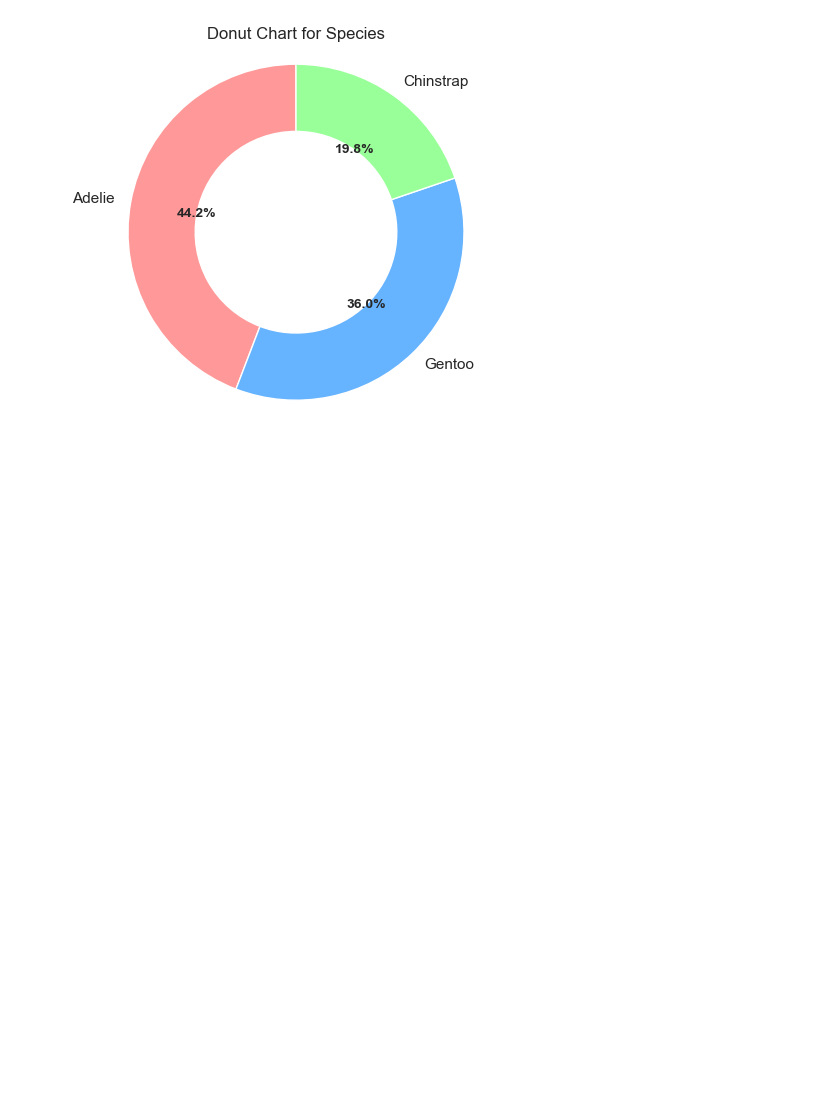
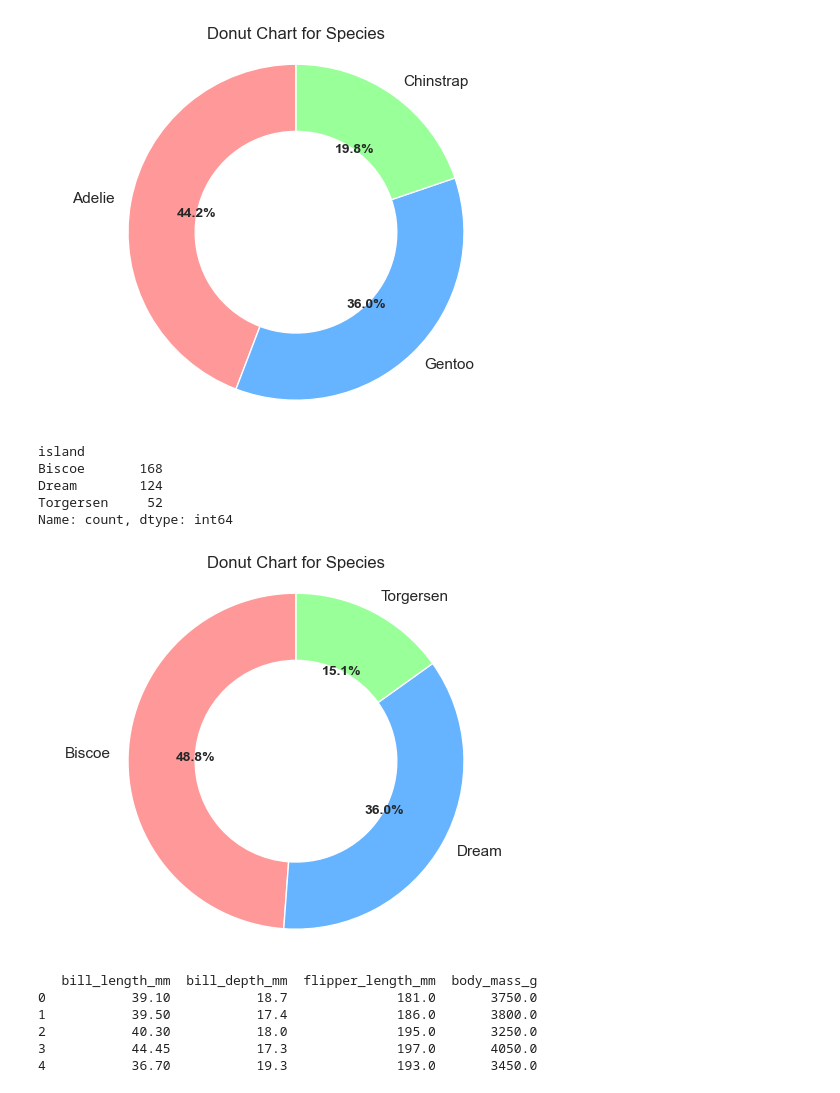
Before and after one commit to OlawoyeOladip/PenguinRegression, a Jupyter notebook: src/main.ipynb, the cells around one changed output. Saved outputs shown, nothing was run; the diff lists cells and outputs as text; code cells hidden in the pictures; blank space fills up the shorter version.

Commit message:
Data Exploration and Visualization

```diff
--- a/src/main.ipynb
+++ b/src/main.ipynb
@@ -202,3 +202,46 @@ plt.savefig(donut_path, dpi=300, bbox_inches="tight")
 plt.show()
 # %% [output]
 [figure]
+# %%
+print(df['island'].value_counts())
+# %% [output]
+island
+Biscoe       168
+Dream        124
+Torgersen     52
+Name: count, dtype: int64
+# %%
+fig, ax = plt.subplots()
+wedges, texts, autotexts = ax.pie(
+    df['island'].value_counts().values,
+    labels=df['island'].value_counts().index,
+    autopct='%1.1f%%',
+    startangle=90,
+    colors=colors,
+    wedgeprops=dict(width=0.4)  # 👈 controls the hole size
+)
+
+# Equal aspect ratio ensures the pie is circular
+ax.axis('equal')
+
+plt.setp(autotexts, size=10, weight="bold")
+plt.title("Donut Chart for Species")
+
+donut_path = images / 'donut_chart3.png'
+
+# Save as PNG
+plt.savefig(donut_path, dpi=300, bbox_inches="tight")
+
+plt.show()
+# %% [output]
+[figure, added]
+# %%
+numerical_df = df.select_dtypes(exclude="object")
+print(numerical_df.head())
+# %% [output]
+   bill_length_mm  bill_depth_mm  flipper_length_mm  body_mass_g
+0           39.10           18.7              181.0       3750.0
+1           39.50           17.4              186.0       3800.0
+2           40.30           18.0              195.0       3250.0
+3           44.45           17.3              197.0       4050.0
+4           36.70           19.3              193.0       3450.0
```
Also changed, not shown: parts of 3 cells of this notebook, 3 other files.
